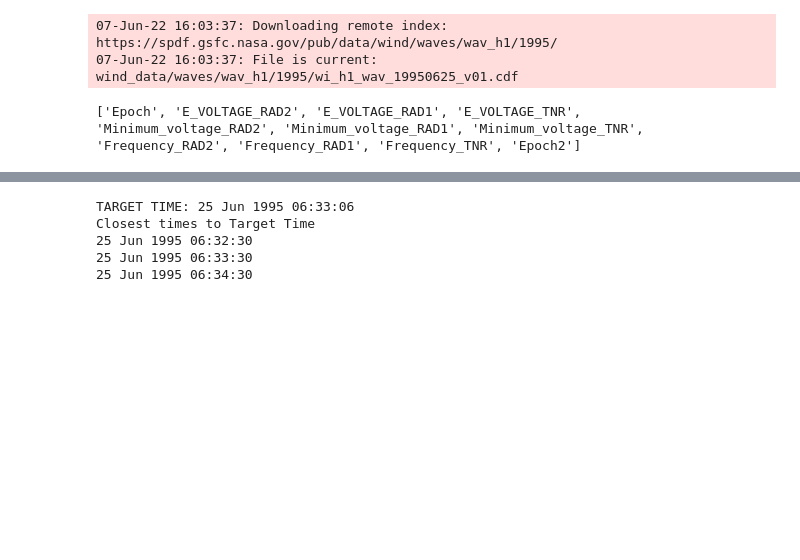
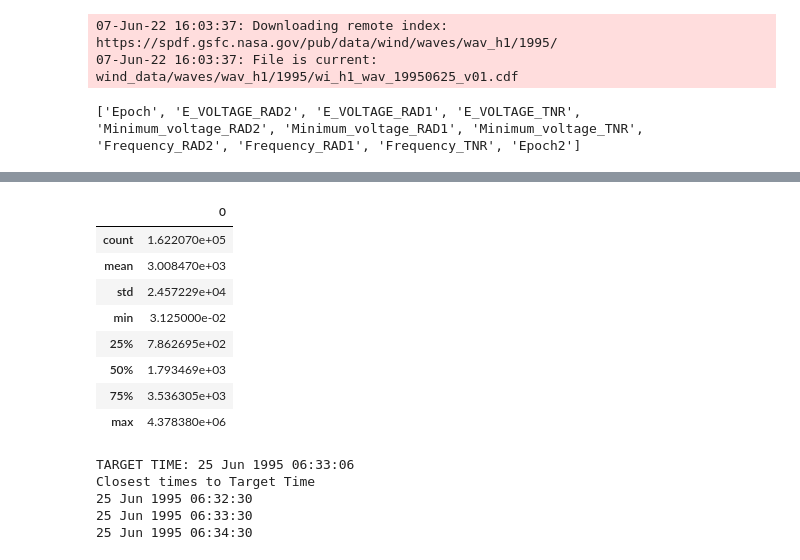
Before and after one commit to AyushmaanAggarwal/qtn-proj-ayu, a Jupyter notebook: importing_data.ipynb, the cells around one changed output, grey strips where cells are left out. Drawn from its saved outputs; the diff is of its cells as text; code cells hidden in the pictures; blank space fills up the shorter version.

```diff
--- a/importing_data.ipynb
+++ b/importing_data.ipynb
@@ -23,3 +29,19 @@ data2 = wind.threedp(trange='1995-6-25', '1995-6-26')
+# %%
+export_data = get_data('Te')
+#tplot('Te')
+# %%
+#tplot('N_e_dens_wi_3dp')
+pd.DataFrame([abs(export_data.y[i]-export_data.y[i-1]) for i in range(1, len(export_data.y))]).describe()
+# %% [output]
+|  | 0 |
+| count | 1.622070e+05 |
+| mean | 3.008470e+03 |
+| std | 2.457229e+04 |
+| min | 3.125000e-02 |
+| 25% | 7.862695e+02 |
+| 50% | 1.793469e+03 |
+| 75% | 3.536305e+03 |
+| max | 4.378380e+06 |
 # %%
 # This line finds the index with the minimum time to the target
 target_time = 804061986.432
```
Also changed, not shown: parts of 3 cells of this notebook.
